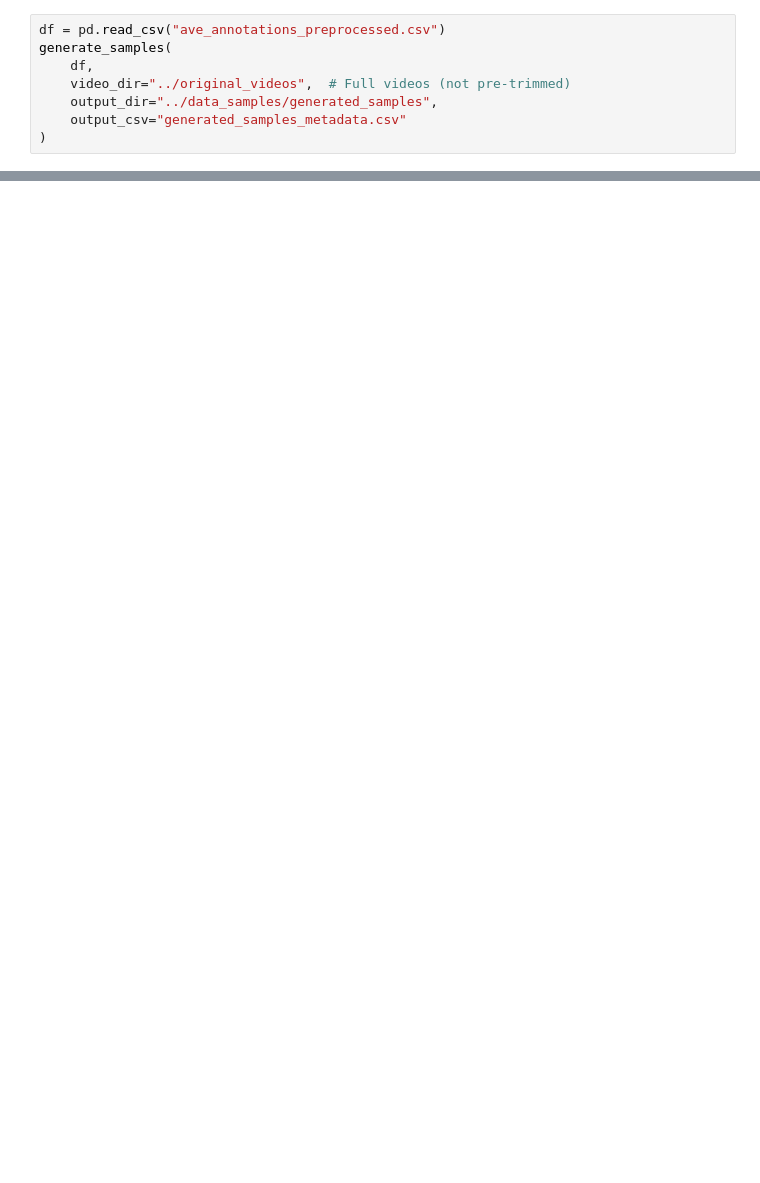
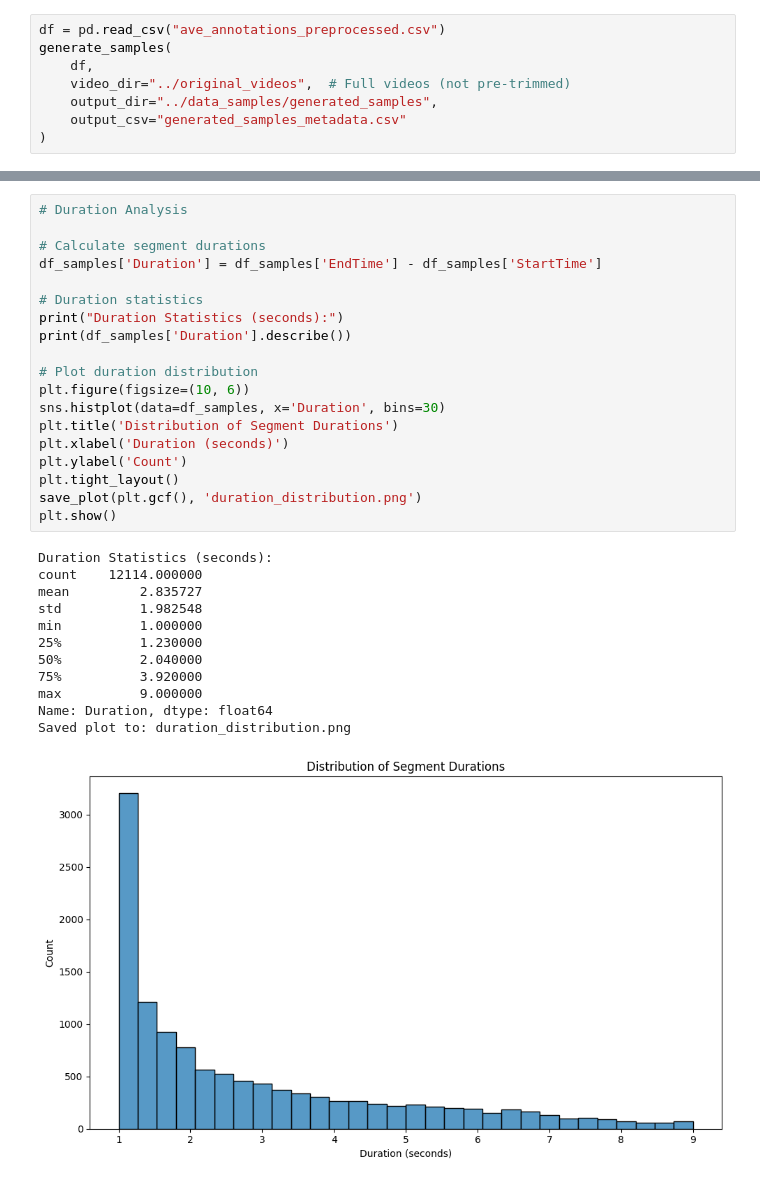
Before and after one commit to mattwang123/Visual-Audio-Alignment, a Jupyter notebook: preprocessing/data_preprocessing.ipynb, the cells around one changed output, grey strips where cells are left out. Saved outputs shown, nothing was run; the diff lists cells and outputs as text; blank space fills up the shorter version.

Commit message:
added ds stat analysis and photos

```diff
--- a/preprocessing/data_preprocessing.ipynb
+++ b/preprocessing/data_preprocessing.ipynb
@@ -120,0 +191,32 @@ generate_samples(
+# %%
+# Duration Analysis
+
+# Calculate segment durations
+df_samples['Duration'] = df_samples['EndTime'] - df_samples['StartTime']
+
+# Duration statistics
+print("Duration Statistics (seconds):")
+print(df_samples['Duration'].describe())
+
+# Plot duration distribution
+plt.figure(figsize=(10, 6))
+sns.histplot(data=df_samples, x='Duration', bins=30)
+plt.title('Distribution of Segment Durations')
+plt.xlabel('Duration (seconds)')
+plt.ylabel('Count')
+plt.tight_layout()
+save_plot(plt.gcf(), 'duration_distribution.png')
+plt.show()
+# %% [output]
+Duration Statistics (seconds):
+count    12114.000000
+mean         2.835727
+std          1.982548
+min          1.000000
+25%          1.230000
+50%          2.040000
+75%          3.920000
+max          9.000000
+Name: Duration, dtype: float64
+Saved plot to: duration_distribution.png
+[figure, added]
```
Also changed, not shown: parts of 10 cells of this notebook, 3 other files.
